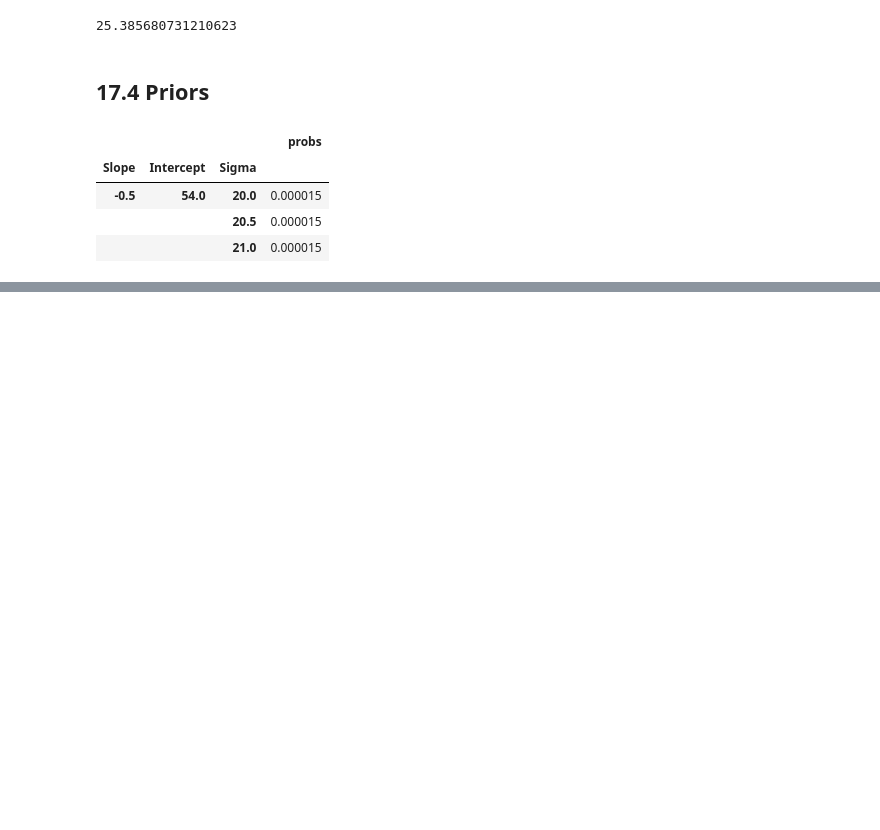
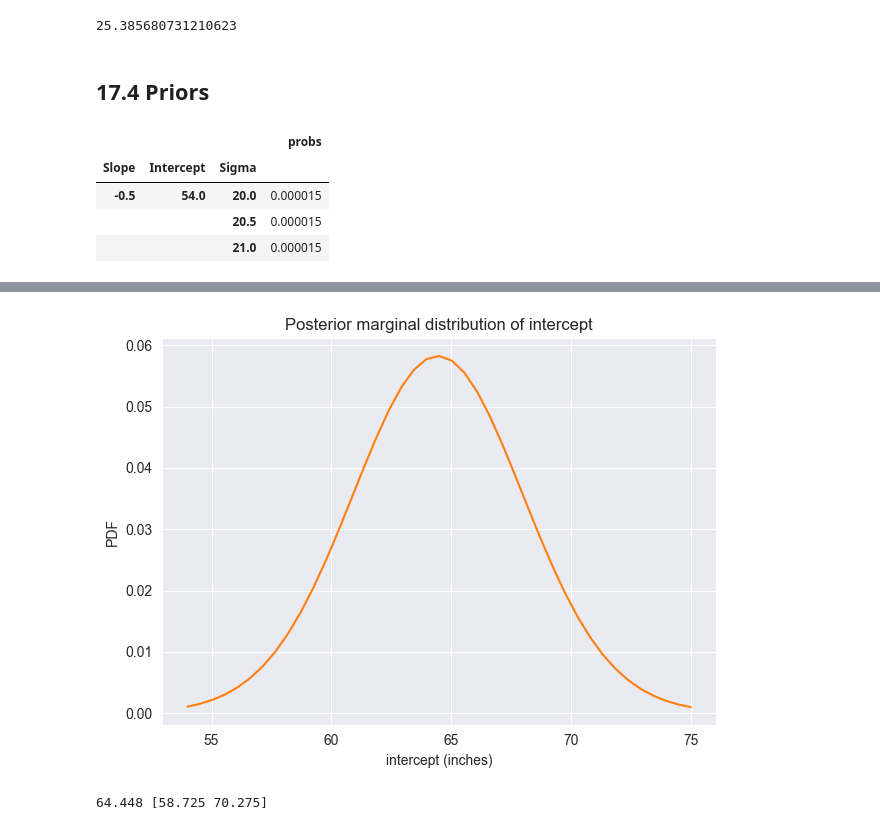
Before and after one commit to Xupeiyi/think-bayes, a Jupyter notebook: chapter17.ipynb, the cells around one changed output, grey strips where cells are left out. Cells and saved outputs as stored; diff of their text form; code cells hidden in the pictures; blank space fills up the shorter version.

```diff
--- a/chapter17.ipynb
+++ b/chapter17.ipynb
@@ -134,0 +183,13 @@ prior.head(3)
+# %%
+posterior_inter.plot(color='C1')
+decorate(
+    xlabel='intercept (inches)',
+    ylabel='PDF',
+    title='Posterior marginal distribution of intercept'
+)
+# %% [output]
+[figure, added]
+# %%
+summarize(posterior_inter)
+# %% [output]
+64.448 [58.725 70.275]
```
Also changed, not shown: parts of 10 cells of this notebook.
